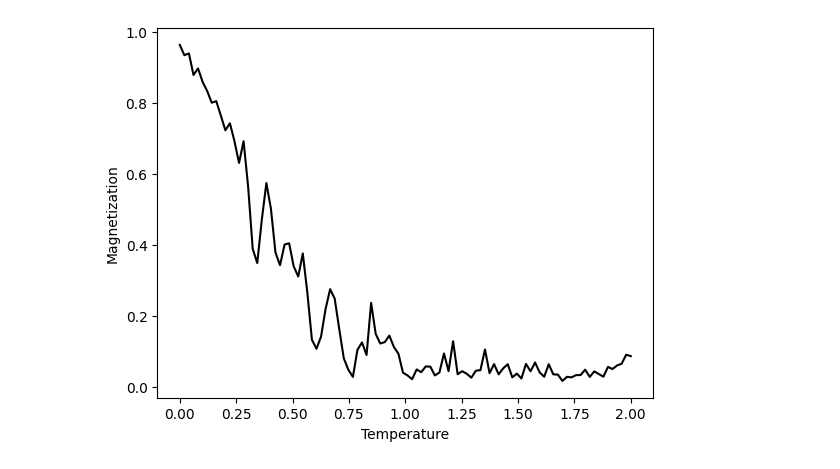
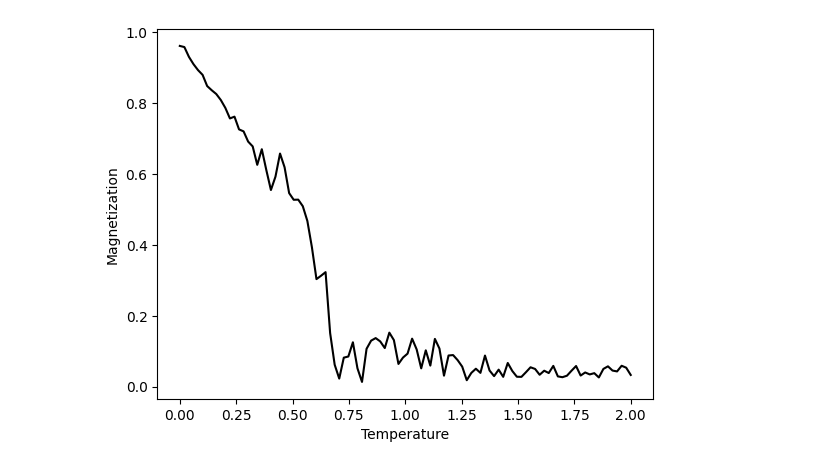
Before and after one commit to TimBerti/magnetic-dipole-lattice, a Jupyter notebook: notebooks/magnetic_dipole_lattice.ipynb, the cells around one changed output. Cells and saved outputs as stored; diff of their text form; code cells hidden in the pictures.

```diff
--- a/notebooks/magnetic_dipole_lattice.ipynb
+++ b/notebooks/magnetic_dipole_lattice.ipynb
@@ -105,4 +105,9 @@ plt.show();
 # %%
+theta = np.random.rand(n, n) * 2 * np.pi
+omega = np.random.rand(n, n)
+x = np.cos(theta)
+y = np.sin(theta)
+
 alpha = 1
 beta = 0
 gamma = 1
@@ -133,32 +138,32 @@ for t in temps:
         y_neighbors = y_right + y_left + y_up + y_down
 
         theta_neighbors = np.arctan2(y_neighbors, x_neighbors)
 
         force_nieghbors = np.sin(theta_neighbors - theta)
         force_field = np.sin(B_angle - theta) * B_mag
 
         force = alpha * force_nieghbors + beta * force_field
 
         avg_temp = np.mean(omega**2)
         avg_temps.append(avg_temp)
         thermostat = gamma * (t - avg_temp) * omega # Nose thermostat
 
         # Verlet integration
         omega += dt * (force + thermostat)
         theta += dt * omega
         theta %= 2 * np.pi
 
         x = np.cos(theta)
         y = np.sin(theta)
 
-        if i > cycles_per_temp//2:
+        if i > 3 * cycles_per_temp//4:
             m.append(np.sqrt(np.mean(x)**2 + np.mean(y)**2))
 
     M.append(np.mean(m))
 
 plt.plot(temps, M, color='black')
 plt.xlabel('Temperature')
 plt.ylabel('Magnetization')
 plt.show();
 # %% [output]
-[figure, old version]
+[figure, new version]
```
Also changed, not shown: parts of 4 cells of this notebook, 2 other files.
